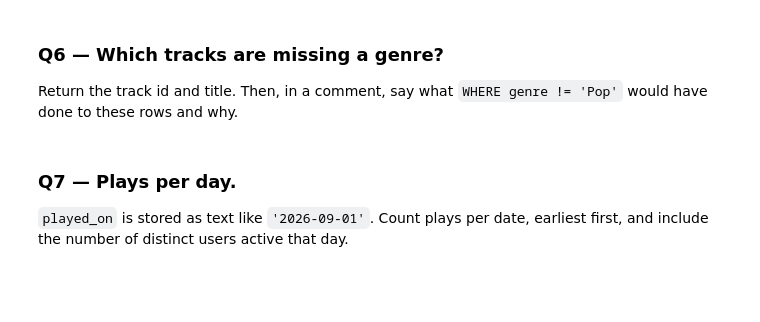
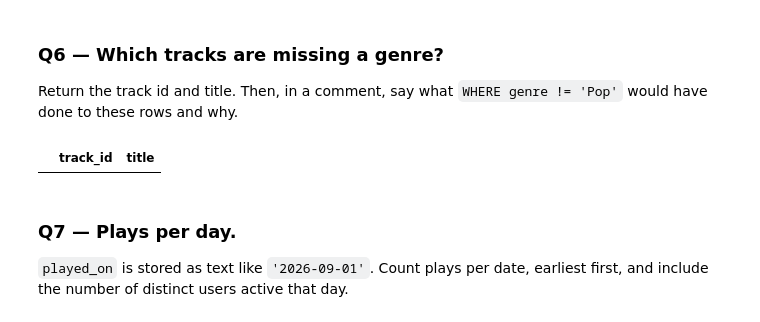
Before and after one commit to TommySnyd/ds2002-fa26, a Jupyter notebook: notebooks/02-sql-databases/2026-09-11 — SQL Challenge Set — Lab.ipynb, the cells around one changed output. Saved outputs shown, nothing was run; the diff lists cells and outputs as text; code cells hidden in the pictures; blank space fills up the shorter version.

```diff
--- a/notebooks/02-sql-databases/2026-09-11 — SQL Challenge Set — Lab.ipynb
+++ b/notebooks/02-sql-databases/2026-09-11 — SQL Challenge Set — Lab.ipynb
@@ -134,3 +149,14 @@ q('''
+# %%
+q6 = q('''
+SELECT track_id, title
+FROM plays JOIN tracks USING (track_id) JOIN artists USING (artist_id)
+WHERE genre = ""
+''')
+q6
+#WHERE genre != 'Pop' would have returned all of the tracks where the genre was not 'Pop'.
+#This is the same command and idea as essentially commanding "WHERE genre = folk, genre = latin, genre = electronic"
+# %% [output]
+|  | track_id | title |
 # %% [markdown]
 ### Q7 — Plays per day.
 
```
Also changed, not shown: parts of 7 cells of this notebook.
